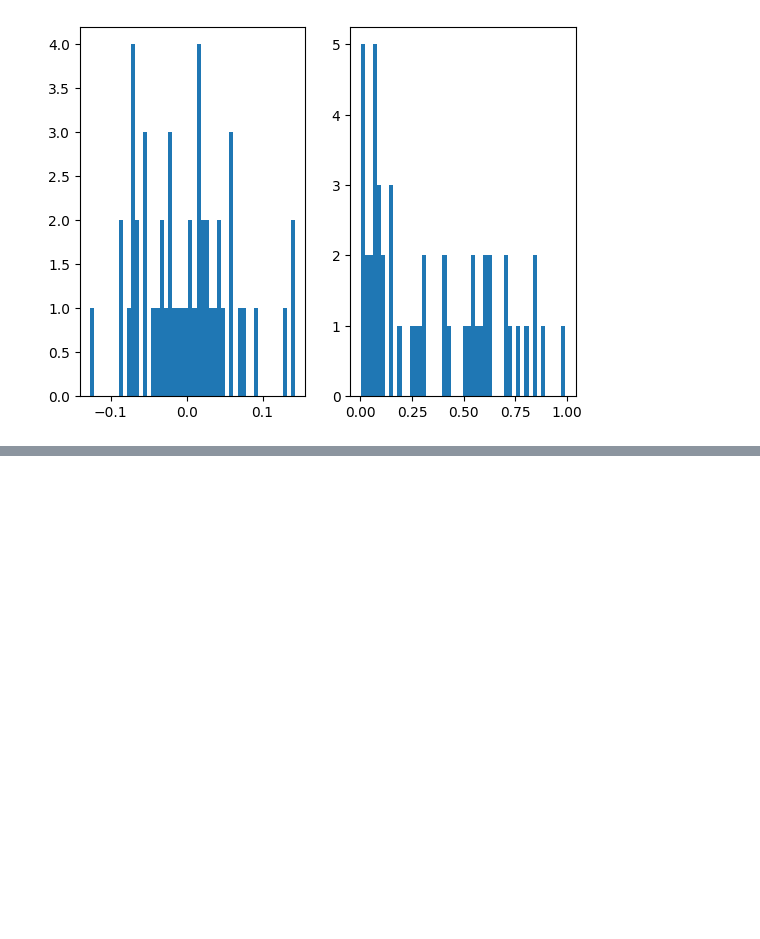
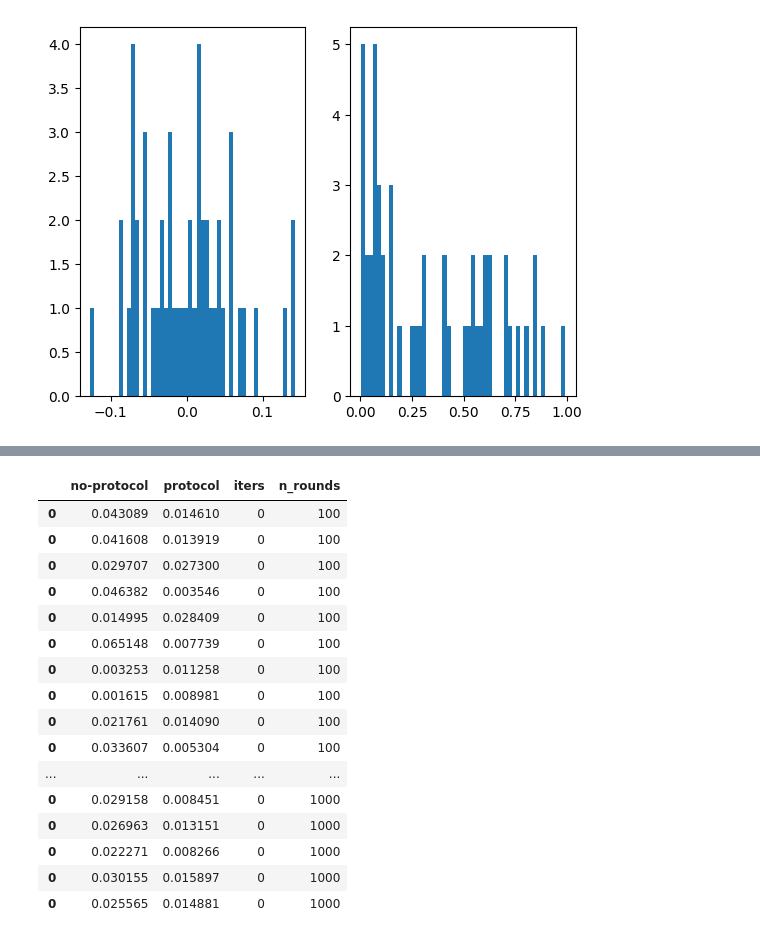
Before and after one commit to muneebaadil/strategic-instrumental-variable-regression, a Jupyter notebook: develop.ipynb, the cells around one changed output, grey strips where cells are left out. Cells and saved outputs as stored; diff of their text form; code cells hidden in the pictures; blank space fills up the shorter version.

```diff
--- a/develop.ipynb
+++ b/develop.ipynb
@@ -272,0 +270,48 @@ plt.savefig('figures/apr.pdf')
+# %%
+_dfs = []
+
+for n_rounds in tqdm.tqdm((100, 200, 500, 1000)):
+    n_runs = 10
+    stream = False
+    apr = 500
+    args_list = [(s, apr*n_rounds, apr, stream) for s in np.arange(n_runs)]
+    with Pool(n_runs) as p:
+        runs = p.starmap(_run, args_list )
+
+    # adding iteration column
+    for run in runs:
+        assert len(run['no-protocol'])==  len(run['protocol'])
+        iters = np.arange(len(run['no-protocol']))
+        run['iters'] = iters
+
+    # create dataframe for this n_rounds.
+    dfs = []
+    for run in runs:
+        df = pd.DataFrame(run)
+        dfs.append(df)
+    df = pd.concat(dfs)
+    df['n_rounds'] = n_rounds
+    df
+
+    # combine with rest of the dfs
+    _dfs.append(df)
+df = pd.concat(_dfs)
+df
+# %% [output]
+|  | no-protocol | protocol | iters | n_rounds |
+| 0 | 0.043089 | 0.014610 | 0 | 100 |
+| 0 | 0.041608 | 0.013919 | 0 | 100 |
+| 0 | 0.029707 | 0.027300 | 0 | 100 |
+| 0 | 0.046382 | 0.003546 | 0 | 100 |
+| 0 | 0.014995 | 0.028409 | 0 | 100 |
+| 0 | 0.065148 | 0.007739 | 0 | 100 |
+| 0 | 0.003253 | 0.011258 | 0 | 100 |
+| 0 | 0.001615 | 0.008981 | 0 | 100 |
+| 0 | 0.021761 | 0.014090 | 0 | 100 |
+| 0 | 0.033607 | 0.005304 | 0 | 100 |
+| ... | ... | ... | ... | ... |
+| 0 | 0.029158 | 0.008451 | 0 | 1000 |
+| 0 | 0.026963 | 0.013151 | 0 | 1000 |
+| 0 | 0.022271 | 0.008266 | 0 | 1000 |
+| 0 | 0.030155 | 0.015897 | 0 | 1000 |
+| 0 | 0.025565 | 0.014881 | 0 | 1000 |
```
Also changed, not shown: parts of 7 cells of this notebook, 1 other file.
